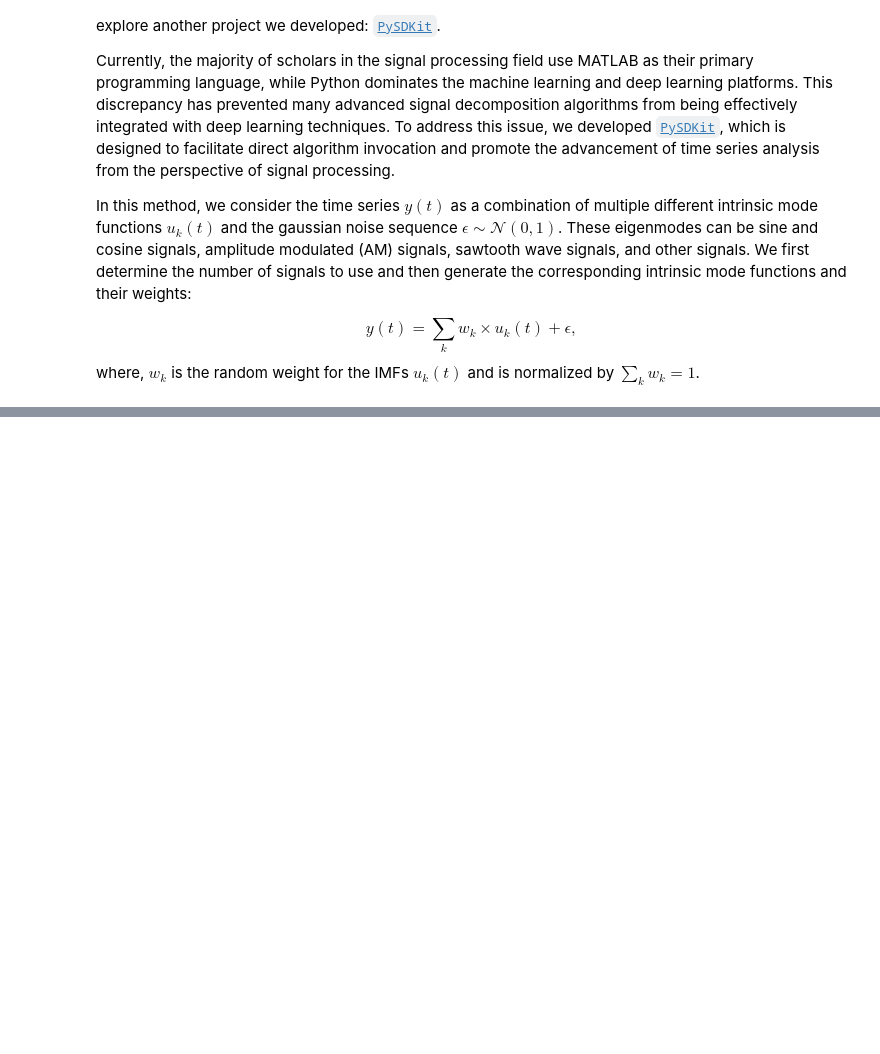
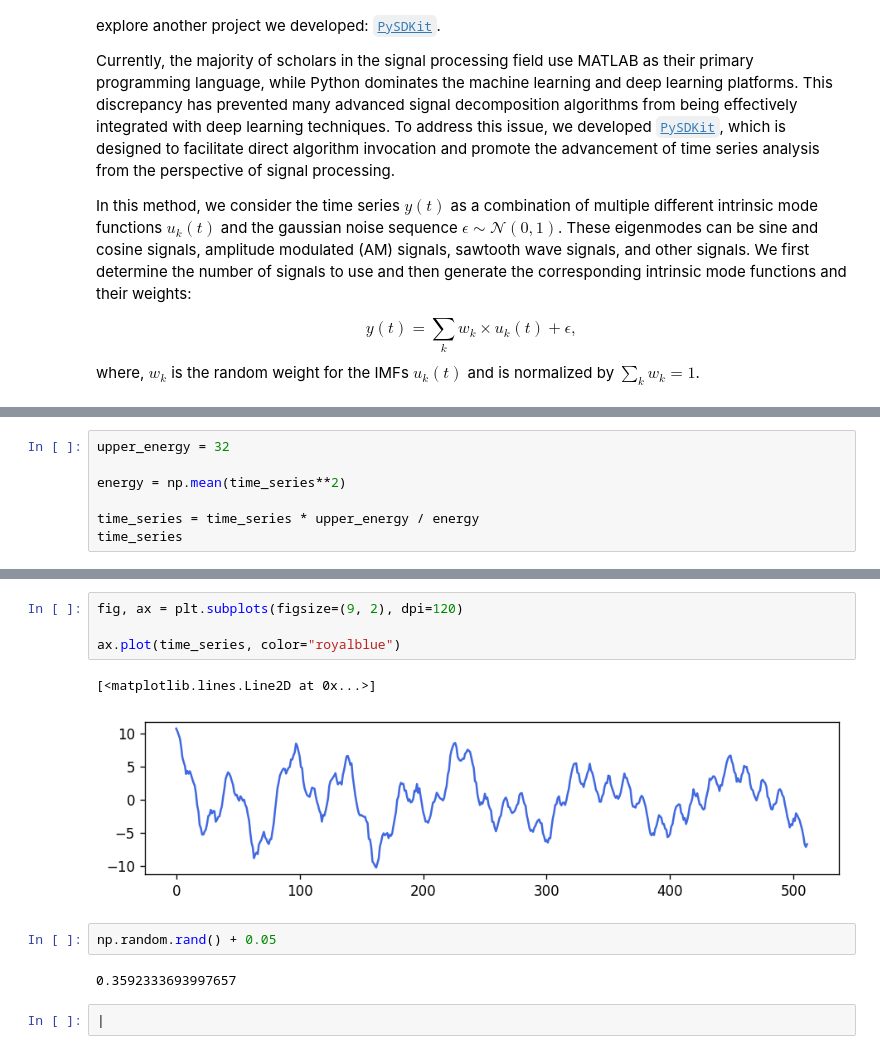
Before and after one commit to changewam/S2Generator, a Jupyter notebook: examples/8-intrinsic_mode_function.ipynb, the cells around one changed output, grey strips where cells are left out. Cells and saved outputs as stored; diff of their text form; blank space fills up the shorter version.

Commit message:
whenxuan: change the upper energy for imfs

```diff
--- a/examples/8-intrinsic_mode_function.ipynb
+++ b/examples/8-intrinsic_mode_function.ipynb
@@ -43,0 +82,7 @@ imfs = IntrinsicModeFunction(
+# %%
+upper_energy = 32
+
+energy = np.mean(time_series**2)
+
+time_series = time_series * upper_energy / energy
+time_series
@@ -43,0 +107,13 @@ imfs = IntrinsicModeFunction(
+# %%
+fig, ax = plt.subplots(figsize=(9, 2), dpi=120)
+
+ax.plot(time_series, color="royalblue")
+# %% [output]
+[<matplotlib.lines.Line2D at 0x...>]
+[figure, added]
+# %%
+np.random.rand() + 0.05
+# %% [output]
+0.3592333693997657
+# %%
+|
```
Also changed, not shown: parts of 4 cells of this notebook, 2 other files.
